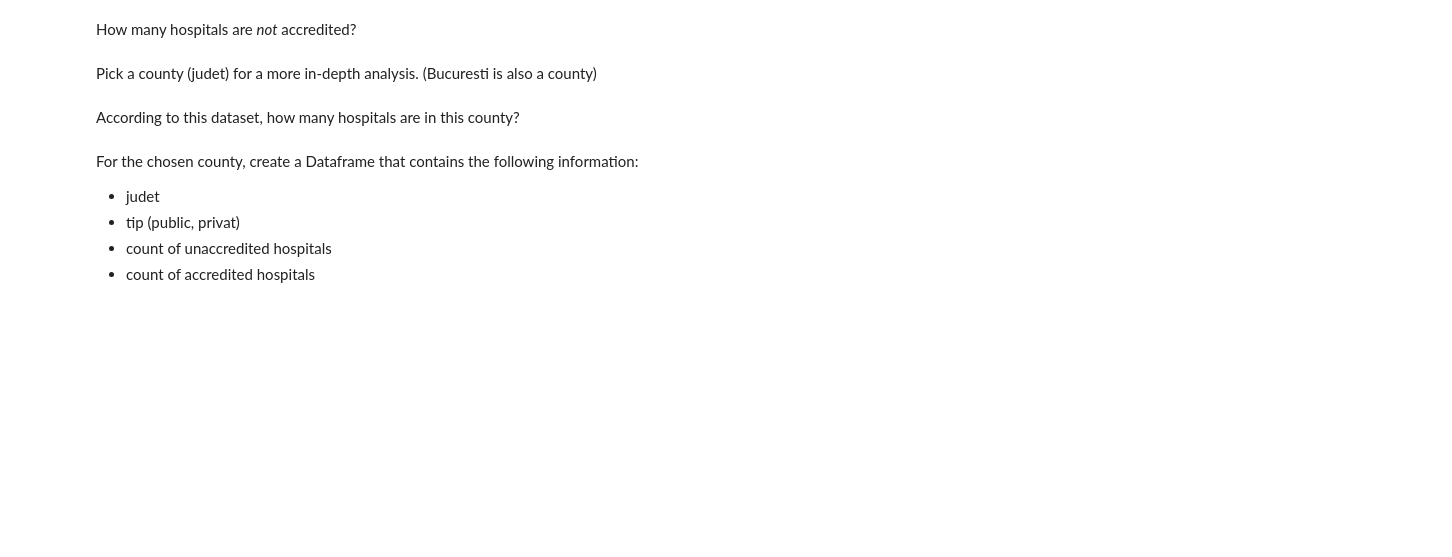
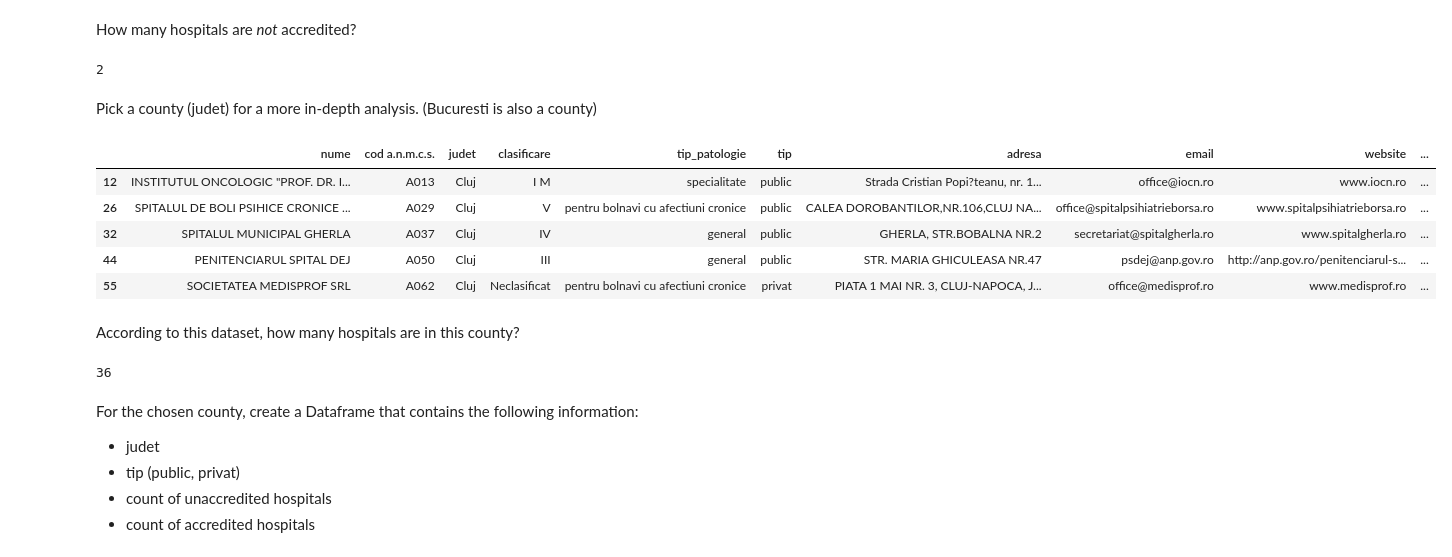
Before and after one commit to autrefois/bootcamp, a Jupyter notebook: 2022/python_workshop/notebooks/10_test.ipynb, the cells around one changed output. Drawn from its saved outputs; the diff is of its cells as text; code cells hidden in the pictures; blank space fills up the shorter version.

```diff
--- a/2022/python_workshop/notebooks/10_test.ipynb
+++ b/2022/python_workshop/notebooks/10_test.ipynb
@@ -65,6 +90,6 @@ import pandas as pd
 url_hospitals = 'https://data.gov.ro/dataset/4197b53e-7c91-4fcc-be07-883076d40ffc/resource/7a343719-d625-4b5c-98b5-895a684d61c4/download/anmcs-acreditare-unitati-sanitare-dec2021.json'
 
 
-hospitals = ...
+hospitals = pd.read_json(url_hospitals)
 
 hospitals.head()
@@ -77,6 +117,9 @@ Drop the unnecessary columns:
 * Nr. Crt.
 * TIP USP (din punct de vedere al invatamantului si al cercetarii stiintifice medicale)
 * the last three columns
+# %%
+hospitals.columns
+hospitals.drop(hospitals.columns[[0, 7, 14, 15, 16]], axis=1, inplace=True)
 # %% [markdown]
 Apply the following transformations to the columns, so that they are easier to work with:
 * lowercase all columns
@@ -100,5 +189,9 @@ Create a dataframe containing the hospitals that are *not* accredited.
 # %% [markdown]
 How many hospitals are *not* accredited?
+# %%
+not_acrredited_hospitals.value_counts().sum()
+# %% [output]
+2
 # %% [markdown]
 Pick a county (judet) for a more in-depth analysis.
 (Bucuresti is also a county)
@@ -107,5 +198,19 @@ judet = ...
+# %%
+jud_cluj = hospitals[hospitals['judet'] == 'Cluj']
+jud_cluj.head()
+# %% [output]
+|  | nume | cod a.n.m.c.s. | judet | clasificare | tip_patologie | tip | adresa | email | website | ... |
+| 12 | INSTITUTUL ONCOLOGIC "PROF. DR. I... | A013 | Cluj | I M | specialitate | public | Strada Cristian Popi?teanu, nr. 1... | office@iocn.ro | www.iocn.ro | ... |
+| 26 | SPITALUL DE BOLI PSIHICE CRONICE ... | A029 | Cluj | V | pentru bolnavi cu afectiuni cronice | public | CALEA DOROBANTILOR,NR.106,CLUJ NA... | office@spitalpsihiatrieborsa.ro | www.spitalpsihiatrieborsa.ro | ... |
+| 32 | SPITALUL MUNICIPAL GHERLA | A037 | Cluj | IV | general | public | GHERLA, STR.BOBALNA NR.2 | secretariat@spitalgherla.ro | www.spitalgherla.ro | ... |
+| 44 | PENITENCIARUL SPITAL DEJ | A050 | Cluj | III | general | public | STR. MARIA GHICULEASA NR.47 | psdej@anp.gov.ro | http://anp.gov.ro/penitenciarul-s... | ... |
+| 55 | SOCIETATEA MEDISPROF SRL | A062 | Cluj | Neclasificat | pentru bolnavi cu afectiuni cronice | privat | PIATA 1 MAI NR. 3, CLUJ-NAPOCA, J... | office@medisprof.ro | www.medisprof.ro | ... |
 # %% [markdown]
 According to this dataset, how many hospitals are in this county?
+# %%
+jud_cluj.value_counts().sum()
+# %% [output]
+36
 # %% [markdown]
 For the chosen county, create a Dataframe that contains the following information:
 * judet
```
Also changed, not shown: parts of 23 cells of this notebook.
